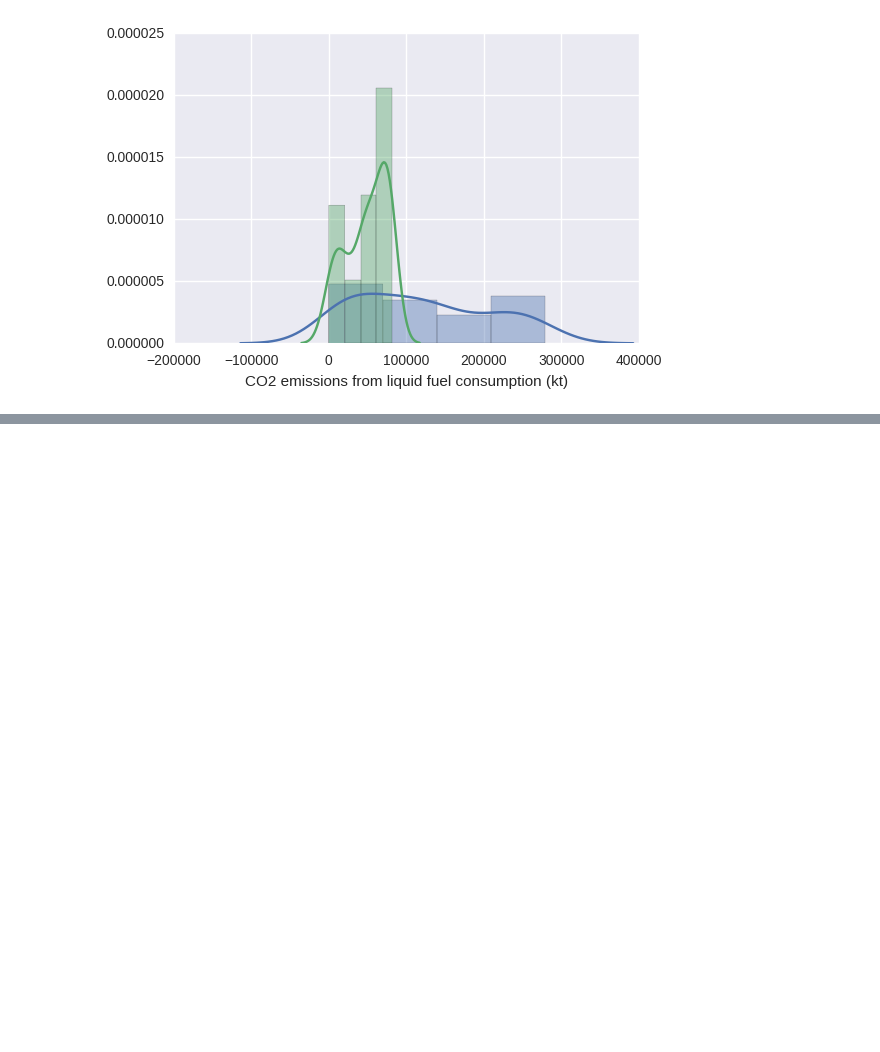
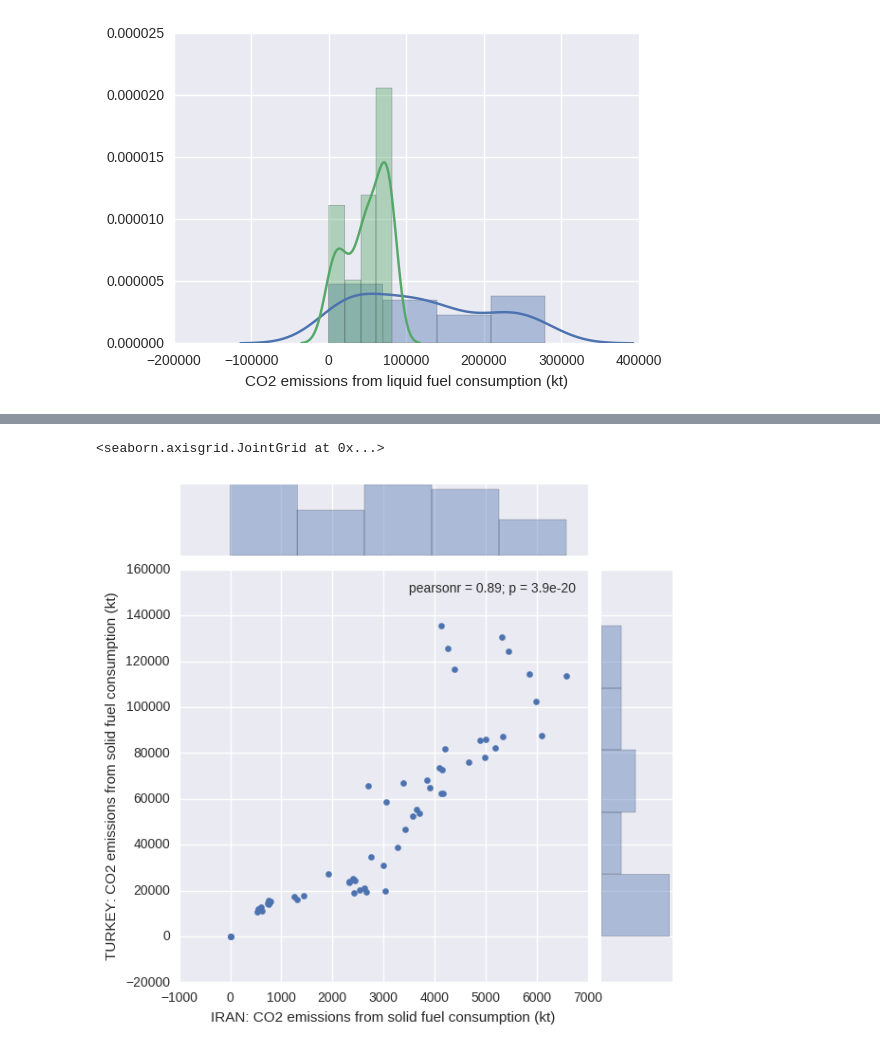
Before and after one commit to tnzmnjm/Seaborn-visualisation, a Jupyter notebook: CO2 Emission.ipynb, the cells around one changed output, grey strips where cells are left out. Cells and saved outputs as stored; diff of their text form; code cells hidden in the pictures; blank space fills up the shorter version.

Commit message:
Changing the name of the dataset and changing the graphs

```diff
--- a/CO2 Emission.ipynb
+++ b/CO2 Emission.ipynb
@@ -12,6 +12,6 @@ This CSV file is available on [Iran`s dataset in World bank](https://www.worldba
 # %%
 # Importing Iran`s dataset
-IRAN_SOURCE_FILE = 'Dataset.csv'
+IRAN_SOURCE_FILE = 'iran_emission_dataset.csv'
 iran_csv = pd.read_csv(IRAN_SOURCE_FILE)
 iran_csv.head(5)
 # %% [output]
@@ -88,0 +78,9 @@ plt.title('Turkey', fontsize=25 )
+# %%
+SOLID_FUEL_COLUMN_INDEX = 2
+sns.jointplot(iran_csv.ix[:,SOLID_FUEL_COLUMN_INDEX],
+              turkey_csv.ix[:,SOLID_FUEL_COLUMN_INDEX]).set_axis_labels(
+    "IRAN: " + iran_csv.columns[SOLID_FUEL_COLUMN_INDEX],
+    "TURKEY: " + turkey_csv.columns[SOLID_FUEL_COLUMN_INDEX])
+# %% [output]
+<seaborn.axisgrid.JointGrid at 0x...>
+[figure, added]
```
Also changed, not shown: parts of 6 cells of this notebook, 1 other file.
